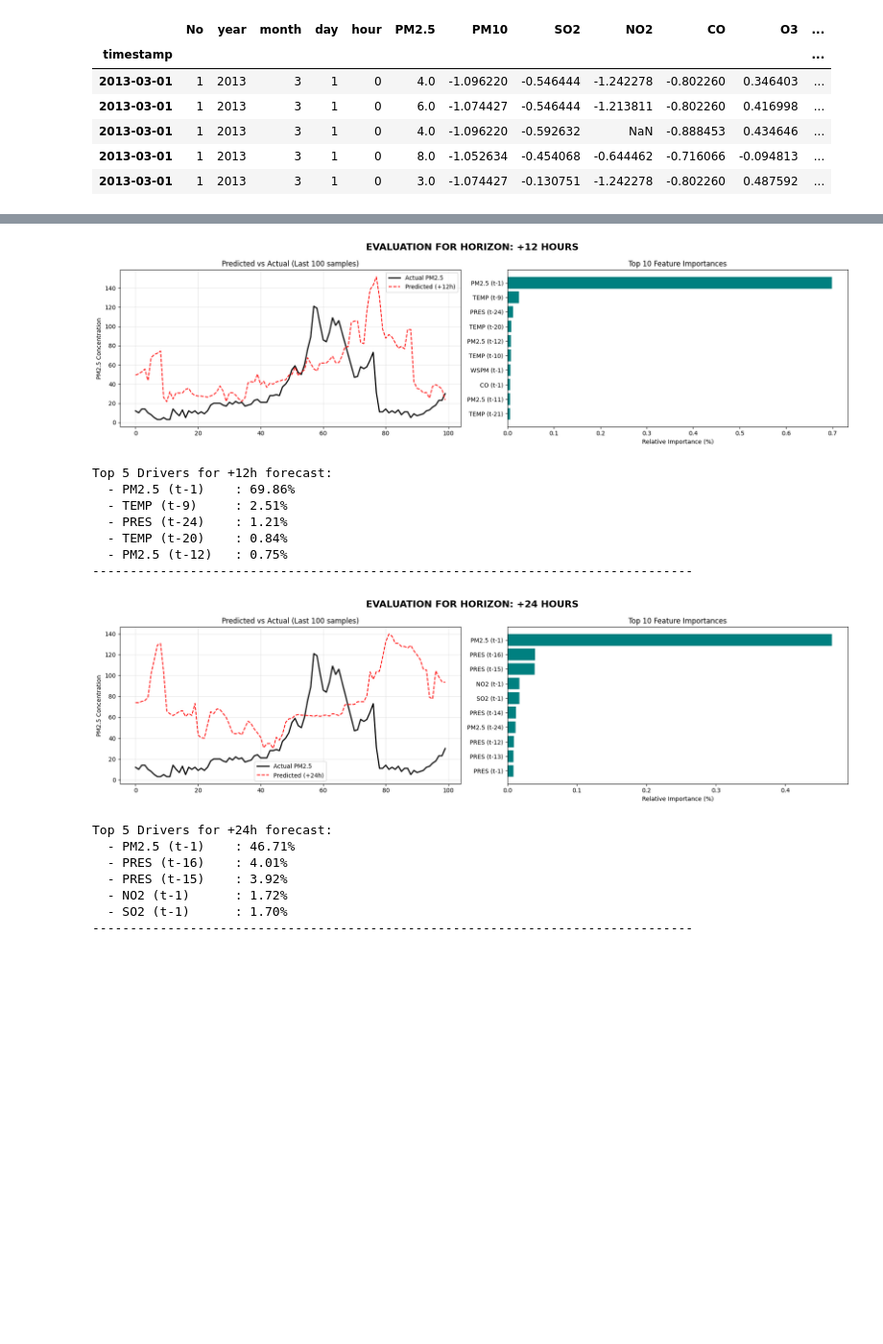
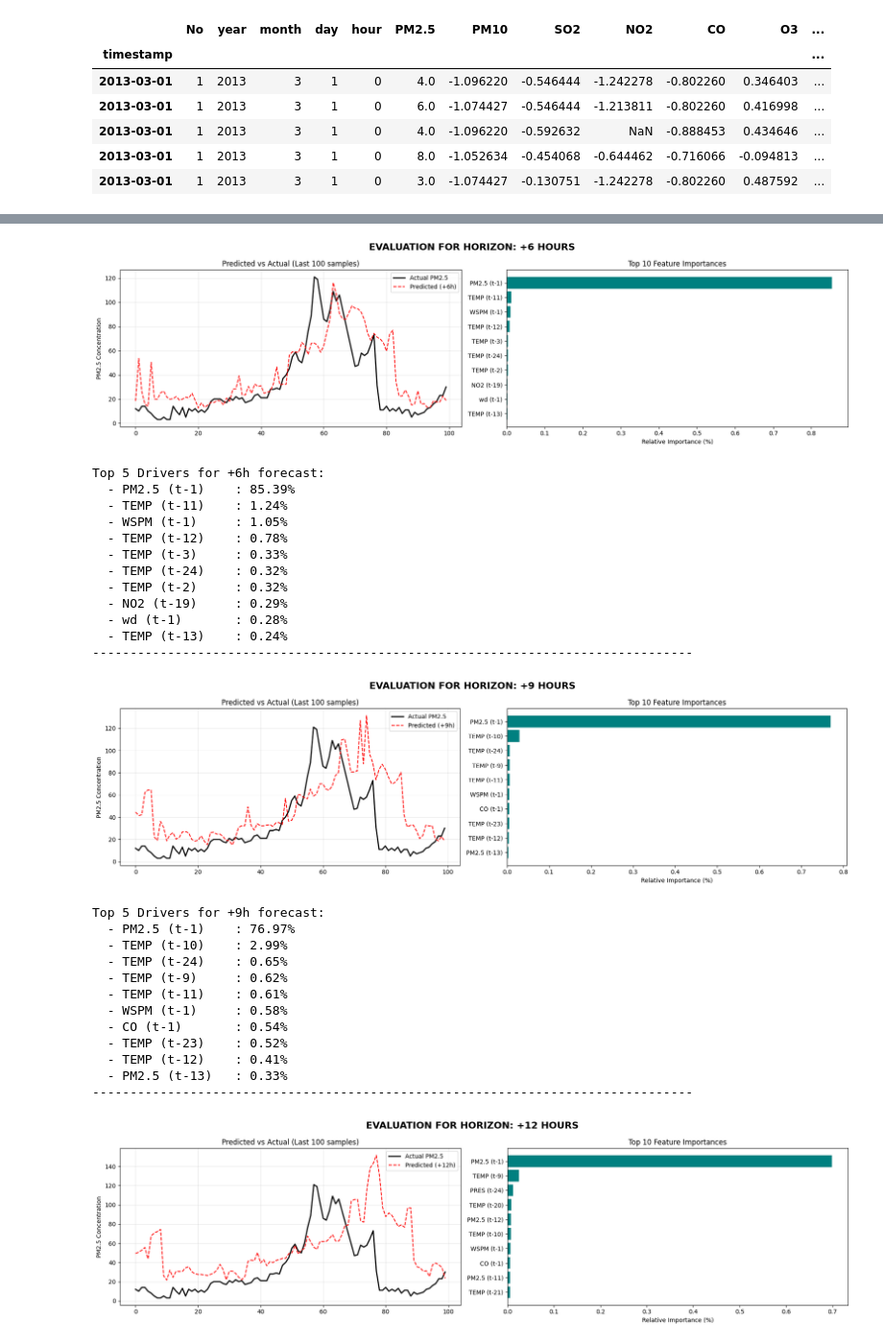
Before and after one commit to hugogs7/AIRCAST, a Jupyter notebook: aircast code.ipynb, the cells around one changed output, grey strips where cells are left out. Shown at 96% size. Drawn from its saved outputs; the diff is of its cells as text; code cells hidden in the pictures; blank space fills up the shorter version.

```diff
--- a/aircast code.ipynb
+++ b/aircast code.ipynb
@@ -157,7 +157,7 @@ Data cleaning and scaling completed.
 
 FEATURE_COLS = ['PM2.5', 'PM10', 'NO2', 'SO2', 'CO', 'O3', 'TEMP', 'PRES', 'WSPM', 'wd']
 LOOKBACK = 24
-HORIZONS = [1, 12, 24]
+HORIZONS = [1,6,9,12,16,24]
 
 def create_multivariate_windows(df, feature_cols, target_col, lookback=24, horizon=1):
     X, y = [], []
@@ -294,9 +296,9 @@ for h in HORIZONS:
     plt.tight_layout()
     plt.show()
 
-    # Print exact top 5 importance values
+    # Print exact top 15 importance values
     print(f"Top 5 Drivers for +{h}h forecast:")
-    for i in reversed(indices[-5:]):
+    for i in reversed(indices[-15:]):
         print(f"  - {feature_names[i]:<15}: {importances[i]*100:.2f}%")
     print("-" * 80)
 # %% [output]
@@ -319,17 +329,28 @@ Top 5 Drivers for +1h forecast:
 --------------------------------------------------------------------------------
-[figure, old version]
+[figure, new version]
-Top 5 Drivers for +12h forecast:
-  - PM2.5 (t-1)    : 69.86%
-  - TEMP (t-9)     : 2.51%
-  - PRES (t-24)    : 1.21%
-  - TEMP (t-20)    : 0.84%
-  - PM2.5 (t-12)   : 0.75%
+Top 5 Drivers for +6h forecast:
+  - PM2.5 (t-1)    : 85.39%
+  - TEMP (t-11)    : 1.24%
+  - WSPM (t-1)     : 1.05%
+  - TEMP (t-12)    : 0.78%
+  - TEMP (t-3)     : 0.33%
+  - TEMP (t-24)    : 0.32%
+  - TEMP (t-2)     : 0.32%
+  - NO2 (t-19)     : 0.29%
+  - wd (t-1)       : 0.28%
+  - TEMP (t-13)    : 0.24%
 --------------------------------------------------------------------------------
-[figure, old version]
+[figure, new version]
-Top 5 Drivers for +24h forecast:
-  - PM2.5 (t-1)    : 46.71%
-  - PRES (t-16)    : 4.01%
-  - PRES (t-15)    : 3.92%
-  - NO2 (t-1)      : 1.72%
-  - SO2 (t-1)      : 1.70%
+Top 5 Drivers for +9h forecast:
+  - PM2.5 (t-1)    : 76.97%
+  - TEMP (t-10)    : 2.99%
+  - TEMP (t-24)    : 0.65%
+  - TEMP (t-9)     : 0.62%
+  - TEMP (t-11)    : 0.61%
+  - WSPM (t-1)     : 0.58%
+  - CO (t-1)       : 0.54%
+  - TEMP (t-23)    : 0.52%
+  - TEMP (t-12)    : 0.41%
+  - PM2.5 (t-13)   : 0.33%
 --------------------------------------------------------------------------------
+[figure, added]
```
Also changed, not shown: parts of 4 cells of this notebook, 6 other files.
